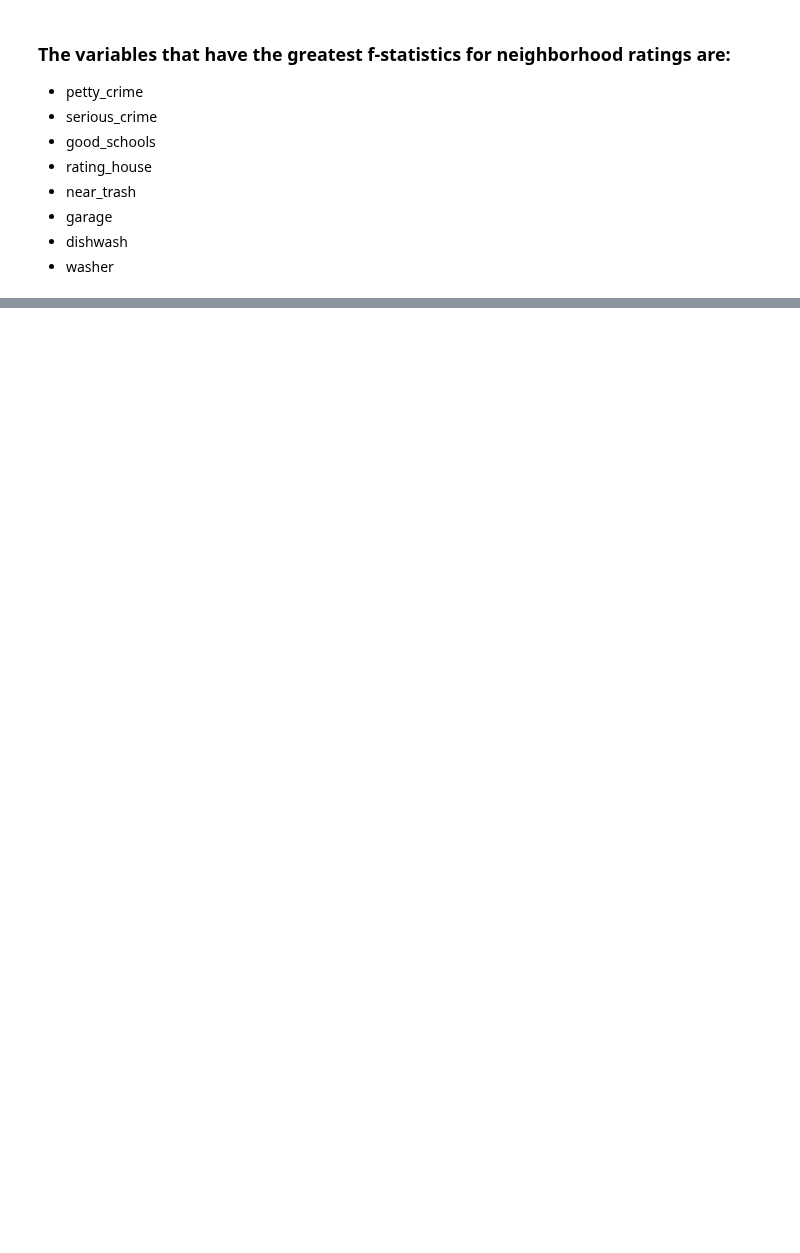
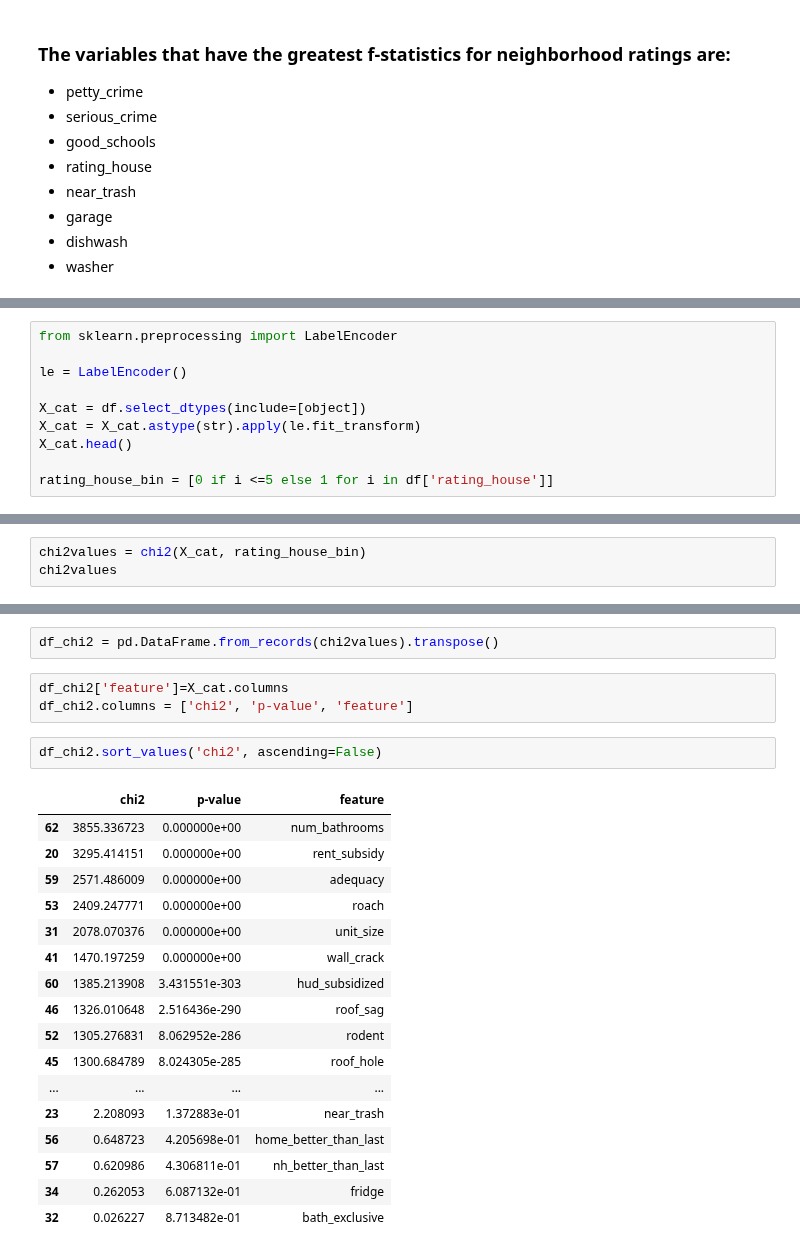
Before and after one commit to kellywong1314/Analytics-and-Machine-Learning, a Jupyter notebook: Capstone 1 - American Housing Satisfaction/Statistical_Analysis_AHS.ipynb, the cells around one changed output, grey strips where cells are left out. Cells and saved outputs as stored; diff of their text form; blank space fills up the shorter version.

```diff
--- a/Capstone 1 - American Housing Satisfaction/Statistical_Analysis_AHS.ipynb
+++ b/Capstone 1 - American Housing Satisfaction/Statistical_Analysis_AHS.ipynb
@@ -185,0 +225,10 @@ df_ANOVA_nh.sort_values(['pvalue', 'fvalue'], ascending=[True, False])
+# %%
+from sklearn.preprocessing import LabelEncoder
+
+le = LabelEncoder()
+
+X_cat = df.select_dtypes(include=[object])
+X_cat = X_cat.astype(str).apply(le.fit_transform)
+X_cat.head()
+
+rating_house_bin = [0 if i <=5 else 1 for i in df['rating_house']]
@@ -185,0 +243,3 @@ df_ANOVA_nh.sort_values(['pvalue', 'fvalue'], ascending=[True, False])
+# %%
+chi2values = chi2(X_cat, rating_house_bin)
+chi2values
@@ -185,0 +264,25 @@ df_ANOVA_nh.sort_values(['pvalue', 'fvalue'], ascending=[True, False])
+# %%
+df_chi2 = pd.DataFrame.from_records(chi2values).transpose()
+# %%
+df_chi2['feature']=X_cat.columns
+df_chi2.columns = ['chi2', 'p-value', 'feature']
+# %%
+df_chi2.sort_values('chi2', ascending=False)
+# %% [output]
+|  | chi2 | p-value | feature |
+| 62 | 3855.336723 | 0.000000e+00 | num_bathrooms |
+| 20 | 3295.414151 | 0.000000e+00 | rent_subsidy |
+| 59 | 2571.486009 | 0.000000e+00 | adequacy |
+| 53 | 2409.247771 | 0.000000e+00 | roach |
+| 31 | 2078.070376 | 0.000000e+00 | unit_size |
+| 41 | 1470.197259 | 0.000000e+00 | wall_crack |
+| 60 | 1385.213908 | 3.431551e-303 | hud_subsidized |
+| 46 | 1326.010648 | 2.516436e-290 | roof_sag |
+| 52 | 1305.276831 | 8.062952e-286 | rodent |
+| 45 | 1300.684789 | 8.024305e-285 | roof_hole |
+| ... | ... | ... | ... |
+| 23 | 2.208093 | 1.372883e-01 | near_trash |
+| 56 | 0.648723 | 4.205698e-01 | home_better_than_last |
+| 57 | 0.620986 | 4.306811e-01 | nh_better_than_last |
+| 34 | 0.262053 | 6.087132e-01 | fridge |
+| 32 | 0.026227 | 8.713482e-01 | bath_exclusive |
```
Also changed, not shown: parts of 12 cells of this notebook.
